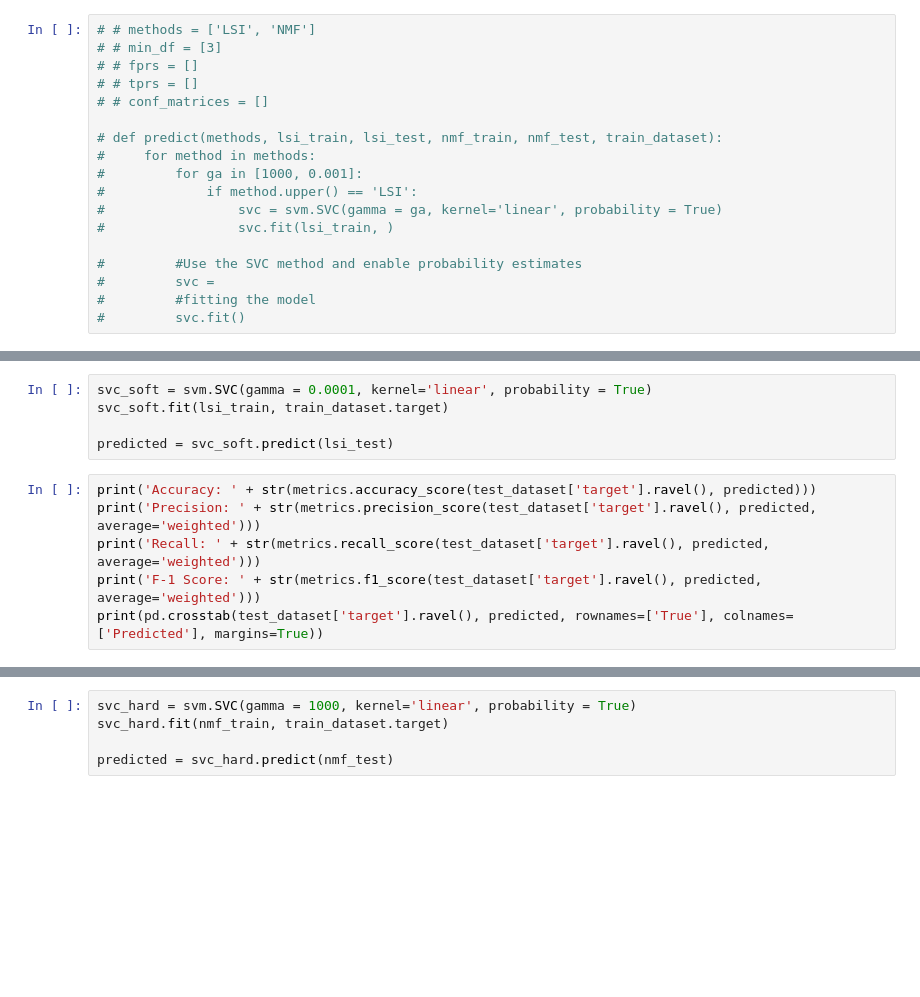
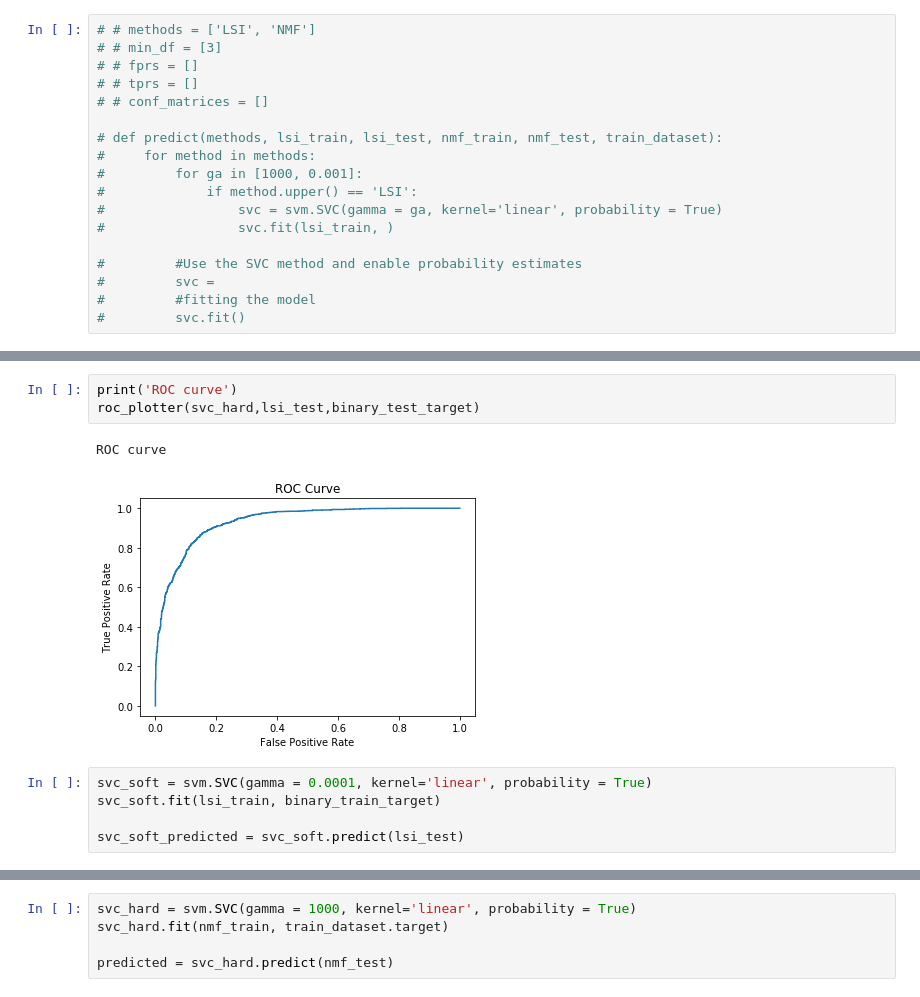
Before and after one commit to nsnguyen/ECE-219, a Jupyter notebook: project1/Project_1.ipynb, the cells around one changed output, grey strips where cells are left out. Cells and saved outputs as stored; diff of their text form; blank space fills up the shorter version.

```diff
--- a/project1/Project_1.ipynb
+++ b/project1/Project_1.ipynb
@@ -303,11 +363,11 @@ print(pd.crosstab(test_dataset['target'].ravel(), predicted, rownames=['True'],
+# %%
+print('ROC curve')
+roc_plotter(svc_hard,lsi_test,binary_test_target)
+# %% [output]
+ROC curve
+[figure, added]
 # %%
 svc_soft = svm.SVC(gamma = 0.0001, kernel='linear', probability = True)
-svc_soft.fit(lsi_train, train_dataset.target)
+svc_soft.fit(lsi_train, binary_train_target)
 
-predicted = svc_soft.predict(lsi_test)
+svc_soft_predicted = svc_soft.predict(lsi_test)
-# %%
-print('Accuracy: ' + str(metrics.accuracy_score(test_dataset['target'].ravel(), predicted)))
-print('Precision: ' + str(metrics.precision_score(test_dataset['target'].ravel(), predicted, average='weighted')))
-print('Recall: ' + str(metrics.recall_score(test_dataset['target'].ravel(), predicted, average='weighted')))
-print('F-1 Score: ' + str(metrics.f1_score(test_dataset['target'].ravel(), predicted, average='weighted')))
-print(pd.crosstab(test_dataset['target'].ravel(), predicted, rownames=['True'], colnames=['Predicted'], margins=True))
```
Also changed, not shown: parts of 76 cells of this notebook.
